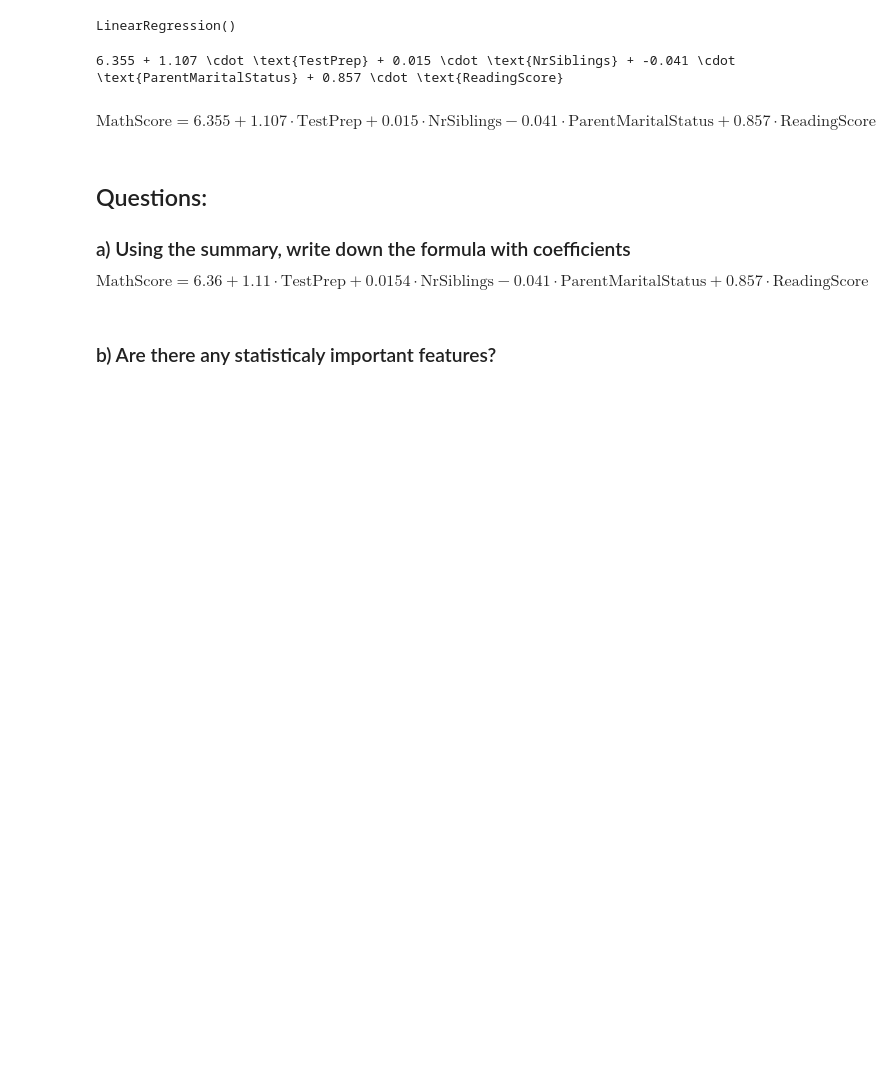
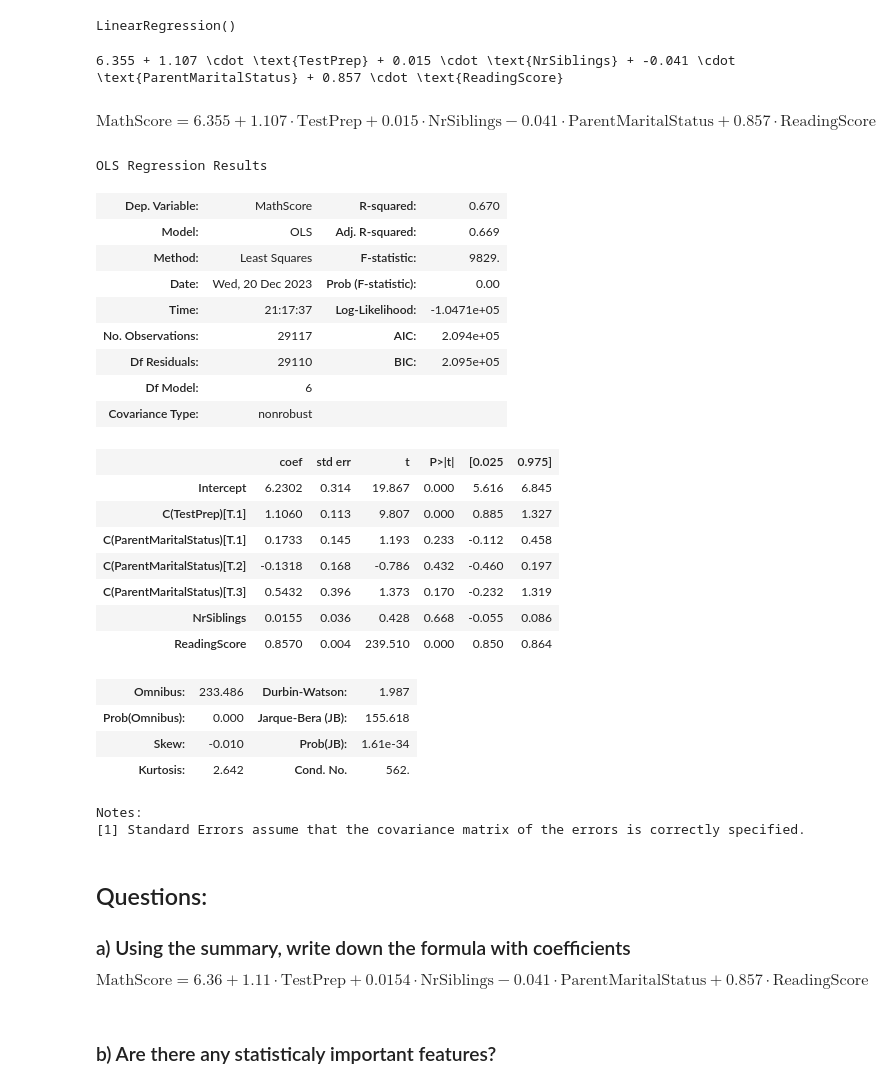
Before and after one commit to llist2020/Intro_to_DS, a Jupyter notebook: lab5/cogsci_lab5.ipynb, the cells around one changed output. Drawn from its saved outputs; the diff is of its cells as text; code cells hidden in the pictures; blank space fills up the shorter version.

```diff
--- a/lab5/cogsci_lab5.ipynb
+++ b/lab5/cogsci_lab5.ipynb
@@ -90,6 +87,35 @@ for coeff, col in zip(model.coef_, iksevi):
 # %% [markdown]
 $$\text{MathScore} = 6.355 + 1.107 \cdot \text{TestPrep} + 0.015 \cdot \text{NrSiblings} -0.041 \cdot \text{ParentMaritalStatus} + 0.857 \cdot \text{ReadingScore}
 $$
+# %%
+jednacina = "MathScore ~ C(TestPrep) + NrSiblings + C(ParentMaritalStatus) + ReadingScore" # naglasene kategoricke varijable operatorom C()
+regr = smf.ols(formula=jednacina, data = df).fit() # linearna regresija na danim podacima
+regr.summary()
+# %% [output]
+OLS Regression Results
+| Dep. Variable: | MathScore | R-squared: | 0.670 |
+| Model: | OLS | Adj. R-squared: | 0.669 |
+| Method: | Least Squares | F-statistic: | 9829. |
+| Date: | Wed, 20 Dec 2023 | Prob (F-statistic): | 0.00 |
+| Time: | 21:17:37 | Log-Likelihood: | -1.0471e+05 |
+| No. Observations: | 29117 | AIC: | 2.094e+05 |
+| Df Residuals: | 29110 | BIC: | 2.095e+05 |
+| Df Model: | 6 |  |  |
+| Covariance Type: | nonrobust |  |  |
+|  | coef | std err | t | P>|t| | [0.025 | 0.975] |
+| Intercept | 6.2302 | 0.314 | 19.867 | 0.000 | 5.616 | 6.845 |
+| C(TestPrep)[T.1] | 1.1060 | 0.113 | 9.807 | 0.000 | 0.885 | 1.327 |
+| C(ParentMaritalStatus)[T.1] | 0.1733 | 0.145 | 1.193 | 0.233 | -0.112 | 0.458 |
+| C(ParentMaritalStatus)[T.2] | -0.1318 | 0.168 | -0.786 | 0.432 | -0.460 | 0.197 |
+| C(ParentMaritalStatus)[T.3] | 0.5432 | 0.396 | 1.373 | 0.170 | -0.232 | 1.319 |
+| NrSiblings | 0.0155 | 0.036 | 0.428 | 0.668 | -0.055 | 0.086 |
+| ReadingScore | 0.8570 | 0.004 | 239.510 | 0.000 | 0.850 | 0.864 |
+| Omnibus: | 233.486 | Durbin-Watson: | 1.987 |
+| Prob(Omnibus): | 0.000 | Jarque-Bera (JB): | 155.618 |
+| Skew: | -0.010 | Prob(JB): | 1.61e-34 |
+| Kurtosis: | 2.642 | Cond. No. | 562. |
+Notes:
+[1] Standard Errors assume that the covariance matrix of the errors is correctly specified.
 # %% [markdown]
 ## Questions:
 
```
Also changed, not shown: parts of 9 cells of this notebook.
